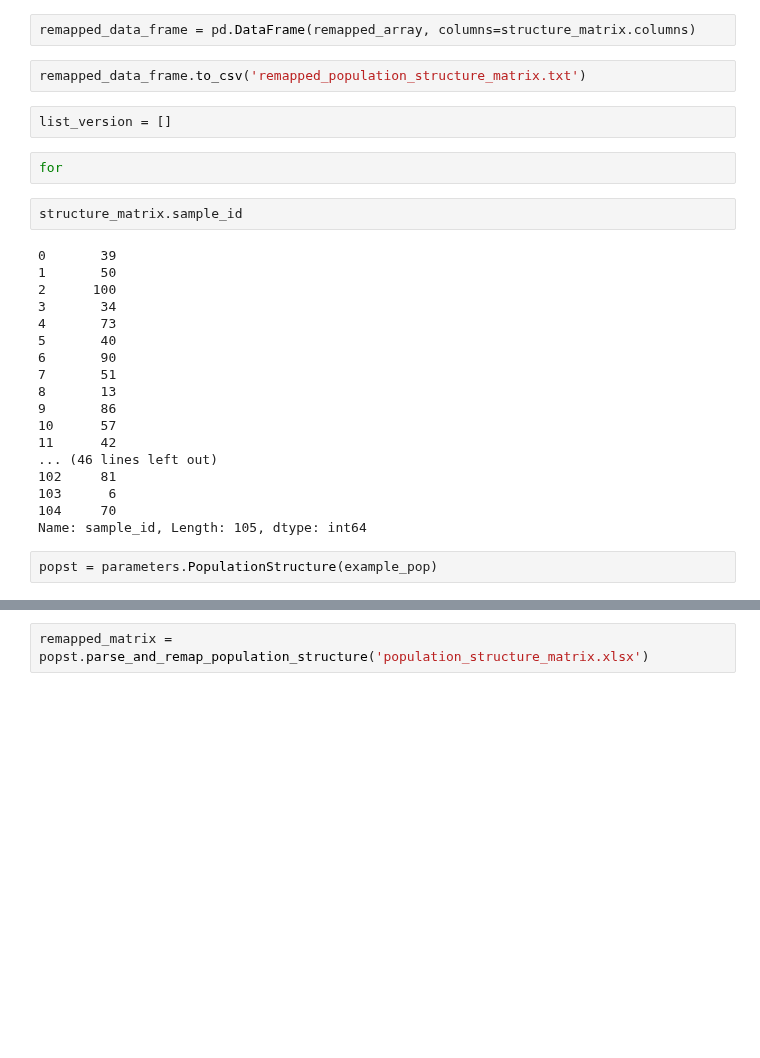
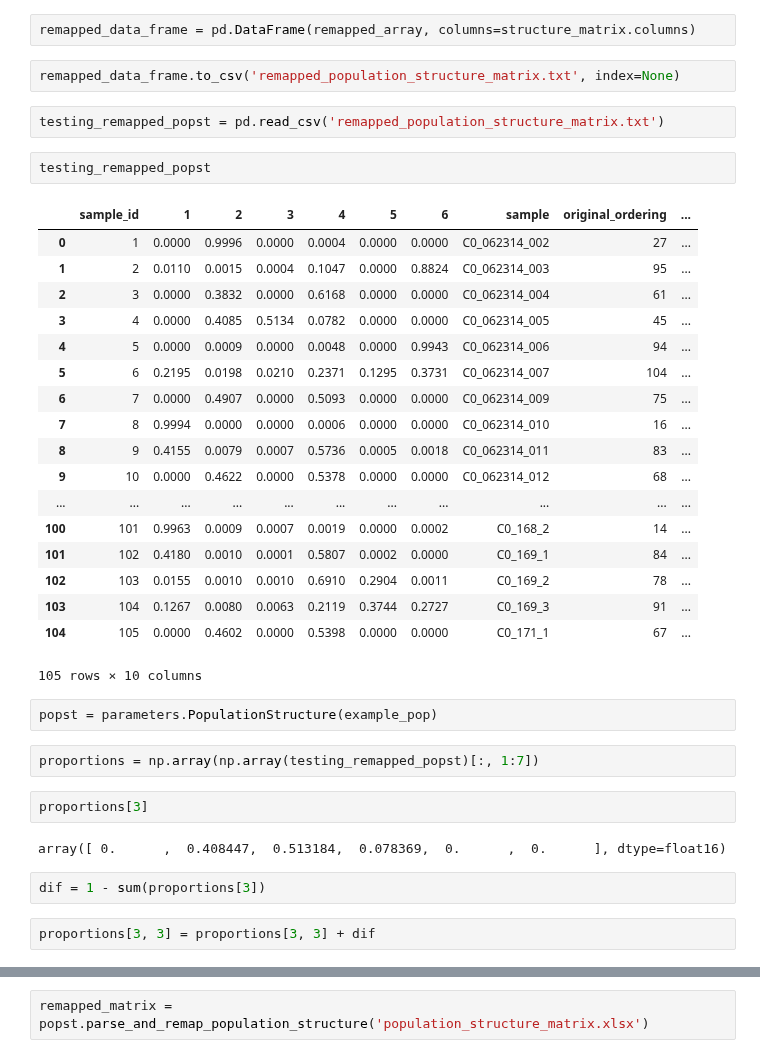
Before and after one commit to maizeatlas/saegus, a Jupyter notebook: src/docs/user_guide/structured_population_expansion_notebook.ipynb, the cells around one changed output, grey strips where cells are left out. Cells and saved outputs as stored; diff of their text form; blank space fills up the shorter version.

Commit message:
Done for the night. Working on the population_structure_expansion example. Stopped right before assignment of mating pmfs to population variable.

```diff
--- a/src/docs/user_guide/structured_population_expansion_notebook.ipynb
+++ b/src/docs/user_guide/structured_population_expansion_notebook.ipynb
@@ -38,30 +42,39 @@ RangeIndex(start=0, stop=105, step=1)
 # %%
 remapped_data_frame = pd.DataFrame(remapped_array, columns=structure_matrix.columns)
 # %%
-remapped_data_frame.to_csv('remapped_population_structure_matrix.txt')
+remapped_data_frame.to_csv('remapped_population_structure_matrix.txt', index=None)
-# %%
-list_version = []
-# %%
-for
-# %%
-structure_matrix.sample_id
-# %% [output]
-0       39
-1       50
-2      100
-3       34
-4       73
-5       40
-6       90
-7       51
-8       13
-9       86
-10      57
-11      42
-... (46 lines left out)
-102     81
-103      6
-104     70
-Name: sample_id, Length: 105, dtype: int64
+# %%
+testing_remapped_popst = pd.read_csv('remapped_population_structure_matrix.txt')
+# %%
+testing_remapped_popst
+# %% [output]
+|  | sample_id | 1 | 2 | 3 | 4 | 5 | 6 | sample | original_ordering | ... |
+| 0 | 1 | 0.0000 | 0.9996 | 0.0000 | 0.0004 | 0.0000 | 0.0000 | C0_062314_002 | 27 | ... |
+| 1 | 2 | 0.0110 | 0.0015 | 0.0004 | 0.1047 | 0.0000 | 0.8824 | C0_062314_003 | 95 | ... |
+| 2 | 3 | 0.0000 | 0.3832 | 0.0000 | 0.6168 | 0.0000 | 0.0000 | C0_062314_004 | 61 | ... |
+| 3 | 4 | 0.0000 | 0.4085 | 0.5134 | 0.0782 | 0.0000 | 0.0000 | C0_062314_005 | 45 | ... |
+| 4 | 5 | 0.0000 | 0.0009 | 0.0000 | 0.0048 | 0.0000 | 0.9943 | C0_062314_006 | 94 | ... |
+| 5 | 6 | 0.2195 | 0.0198 | 0.0210 | 0.2371 | 0.1295 | 0.3731 | C0_062314_007 | 104 | ... |
+| 6 | 7 | 0.0000 | 0.4907 | 0.0000 | 0.5093 | 0.0000 | 0.0000 | C0_062314_009 | 75 | ... |
+| 7 | 8 | 0.9994 | 0.0000 | 0.0000 | 0.0006 | 0.0000 | 0.0000 | C0_062314_010 | 16 | ... |
+| 8 | 9 | 0.4155 | 0.0079 | 0.0007 | 0.5736 | 0.0005 | 0.0018 | C0_062314_011 | 83 | ... |
+| 9 | 10 | 0.0000 | 0.4622 | 0.0000 | 0.5378 | 0.0000 | 0.0000 | C0_062314_012 | 68 | ... |
+| ... | ... | ... | ... | ... | ... | ... | ... | ... | ... | ... |
+| 100 | 101 | 0.9963 | 0.0009 | 0.0007 | 0.0019 | 0.0000 | 0.0002 | C0_168_2 | 14 | ... |
+| 101 | 102 | 0.4180 | 0.0010 | 0.0001 | 0.5807 | 0.0002 | 0.0000 | C0_169_1 | 84 | ... |
+| 102 | 103 | 0.0155 | 0.0010 | 0.0010 | 0.6910 | 0.2904 | 0.0011 | C0_169_2 | 78 | ... |
+| 103 | 104 | 0.1267 | 0.0080 | 0.0063 | 0.2119 | 0.3744 | 0.2727 | C0_169_3 | 91 | ... |
+| 104 | 105 | 0.0000 | 0.4602 | 0.0000 | 0.5398 | 0.0000 | 0.0000 | C0_171_1 | 67 | ... |
+105 rows × 10 columns
 # %%
 popst = parameters.PopulationStructure(example_pop)
+# %%
+proportions = np.array(np.array(testing_remapped_popst)[:, 1:7])
+# %%
+proportions[3]
+# %% [output]
+array([ 0.      ,  0.408447,  0.513184,  0.078369,  0.      ,  0.      ], dtype=float16)
+# %%
+dif = 1 - sum(proportions[3])
+# %%
+proportions[3, 3] = proportions[3, 3] + dif
```
Also changed, not shown: parts of 39 cells of this notebook, 1 other file.
